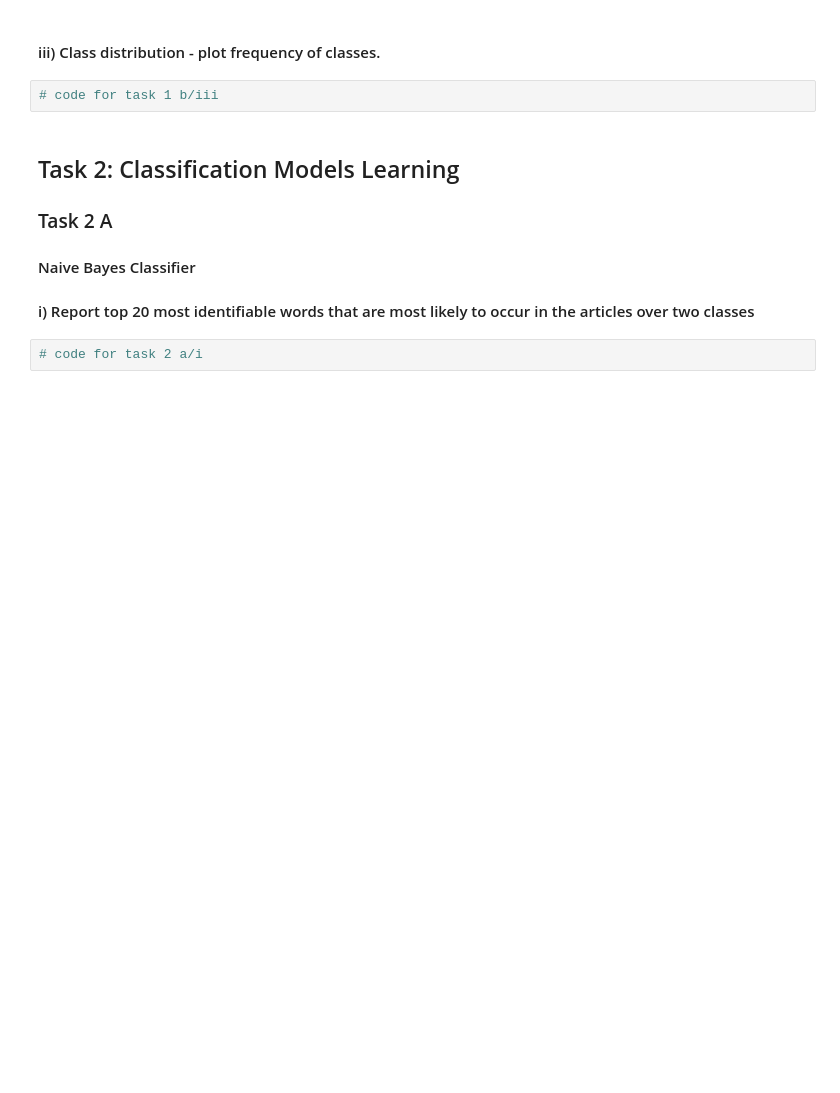
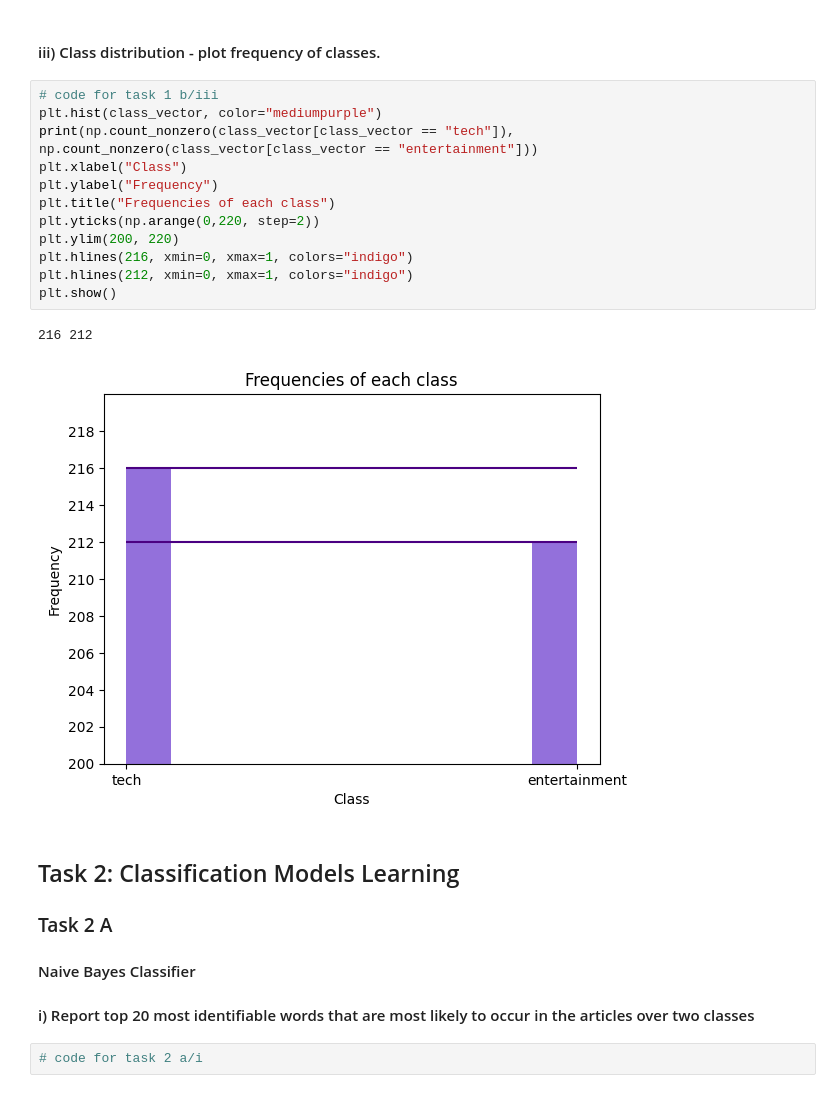
Before and after one commit to Compsci361-Group31/COMPSCI361-Assignment3, a Jupyter notebook: AS03.ipynb, the cells around one changed output. Saved outputs shown, nothing was run; the diff lists cells and outputs as text; blank space fills up the shorter version.

```diff
--- a/AS03.ipynb
+++ b/AS03.ipynb
@@ -136,6 +136,19 @@ plt.show()
 #### iii) Class distribution - plot frequency of classes.
 # %%
 # code for task 1 b/iii
+plt.hist(class_vector, color="mediumpurple")
+print(np.count_nonzero(class_vector[class_vector == "tech"]), np.count_nonzero(class_vector[class_vector == "entertainment"]))
+plt.xlabel("Class")
+plt.ylabel("Frequency")
+plt.title("Frequencies of each class")
+plt.yticks(np.arange(0,220, step=2))
+plt.ylim(200, 220)
+plt.hlines(216, xmin=0, xmax=1, colors="indigo")
+plt.hlines(212, xmin=0, xmax=1, colors="indigo")
+plt.show()
+# %% [output]
+216 212
+[figure, added]
 # %% [markdown]
 ## Task 2: Classification Models Learning
 ### Task 2 A
```
Also changed, not shown: parts of 2 cells of this notebook.
